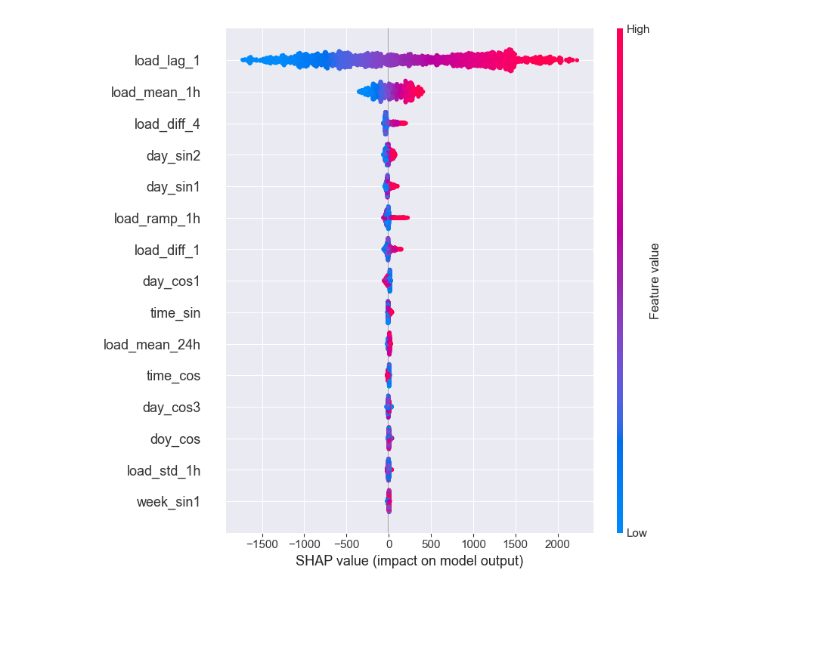
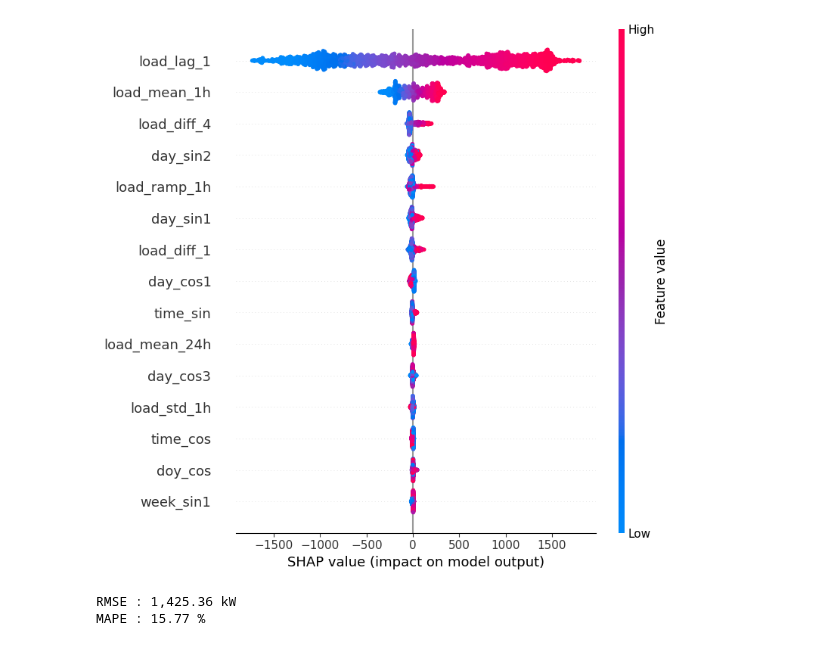
Before and after one commit to Julian3721/energy-demand-forecasting, a Jupyter notebook: rolling-window-xgboost.ipynb, the cells around one changed output. Cells and saved outputs as stored; diff of their text form; code cells hidden in the pictures; blank space fills up the shorter version.

```diff
--- a/rolling-window-xgboost.ipynb
+++ b/rolling-window-xgboost.ipynb
@@ -130,12 +141,15 @@ FEATS     = sorted([c for c in num_bool if c not in drop_cols])
 split        = int(len(df) * 0.8)
 train, test  = df.iloc[:split], df.iloc[split:]
 
+
+X_train = train[FEATS].to_numpy(dtype=np.float32)
+y_train = train["target"].to_numpy(dtype=np.float32)
+
 xgb_model = xgb.XGBRegressor(
     n_estimators=600, max_depth=6, learning_rate=0.05,
     subsample=0.8, colsample_bytree=0.8,
     random_state=42, n_jobs=-1
-).fit(train[FEATS].astype(float), train["target"])
-
+).fit(X_train, y_train)
 
 # recursive 96-step forcast function
 
@@ -207,7 +221,8 @@ def rec_forecast(mdl, base_row, H=96):
         cur["ema_24h"] = ema
 
         # same feature matrix as used during training
-        X = cur.reindex(FEATS).to_frame().T.astype(float).fillna(0)
+        feat = cur.reindex(FEATS).astype(float).fillna(0)
+        X = feat.to_numpy(dtype=np.float32).reshape(1, -1)
         y_hat = mdl.predict(X)[0]
 
         preds.append(y_hat)
@@ -235,7 +250,7 @@ for idx in tqdm(idx_sub, desc="Eval 96-Step"):
 rmse, mae, mape = (
     np.sqrt(rmse / len(idx_sub)),
     mae / len(idx_sub),
-    100 * mape / len(idx_sub),
+    100 * mape / len(idx_sub ),
 )
 print(f"H+01  RMSE={rmse[0]:.2f}  MAE={mae[0]:.2f}  MAPE={mape[0]:.2f}%")
 print(f"H+96  RMSE={rmse[-1]:.2f} MAE={mae[-1]:.2f} MAPE={mape[-1]:.2f}%")
@@ -306,14 +326,37 @@ plt.show()
 # %%
-# positive and negative impact of features
-explainer   = shap.TreeExplainer(xgb_model)
-
-X_sample = test[FEATS].iloc[:2000].astype(float)
-shap_vals = explainer.shap_values(X_sample)
+# feature importance explainer
+explainer = shap.TreeExplainer(xgb_model)
+X_sample_np = test[FEATS].iloc[:2000].to_numpy(dtype=float)
+shap_vals = explainer.shap_values(X_sample_np)
 
 shap.summary_plot(
-    shap_vals, X_sample,
-    max_display=15, show=False
+    shap_vals,
+    features=X_sample_np,
+    feature_names=FEATS,
+    max_display=15,
+    show=False
 )
-plt.tight_layout(); plt.show()
+plt.tight_layout()
+plt.show()
 # %% [output]
-[figure, old version]
+[figure, new version]
+# %%
+RMSE_total = np.sqrt(np.mean(rmse ** 2))
+MAPE_total = np.mean(mape)
+print(f"RMSE : {RMSE_total:,.2f} kW")
+print(f"MAPE : {MAPE_total:,.2f} %")
+
+# -------------------------------------------------------------
+# Werte als JSON speichern, damit andere Notebooks sie laden können
+# -------------------------------------------------------------
+metrics = {
+    "RMSE_total": float(RMSE_total),
+    "MAPE_total": float(MAPE_total)
+}
+
+out_path = pathlib.Path("forecast_metrics.json")   # Pfad anpassen, falls nötig
+with out_path.open("w") as f:
+    json.dump(metrics, f, indent=2)
+# %% [output]
+RMSE : 1,425.36 kW
+MAPE : 15.77 %
```
Also changed, not shown: parts of 6 cells of this notebook, 3 other files.
